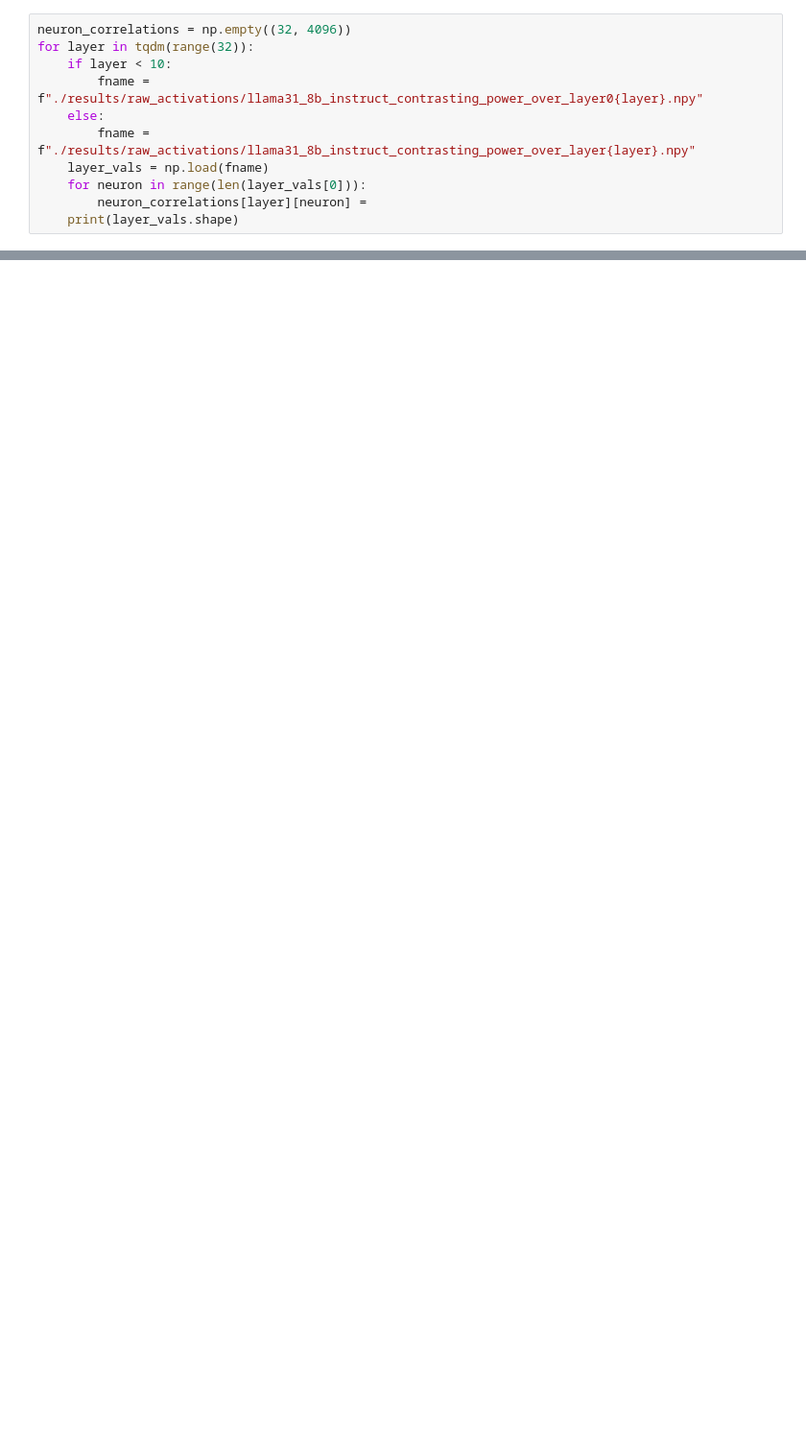
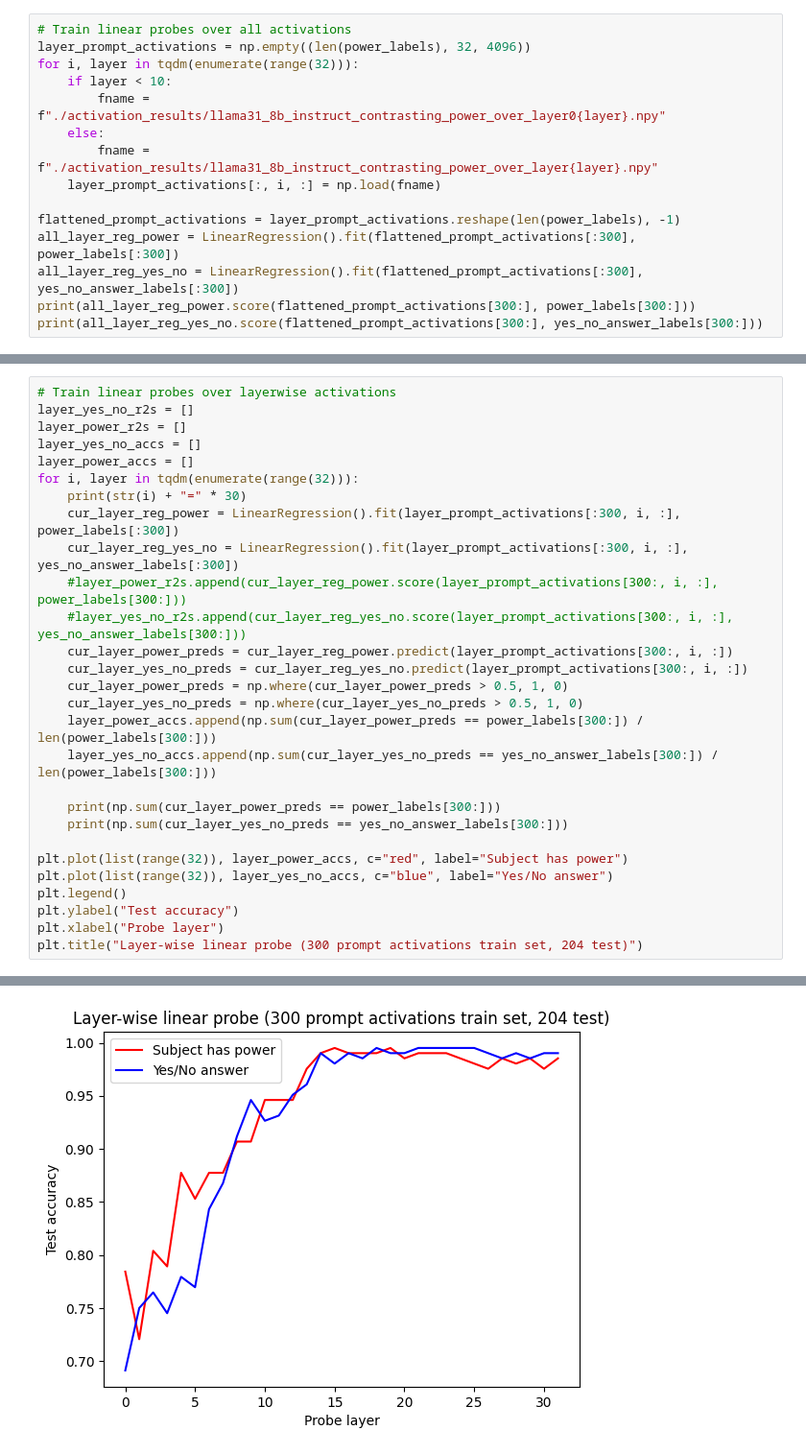
Before and after one commit to KaiNylund/7180-power-team, a Jupyter notebook: vis_activations.ipynb, the cells around one changed output, grey strips where cells are left out. Shown at 96% size. Saved outputs shown, nothing was run; the diff lists cells and outputs as text; blank space fills up the shorter version.

```diff
--- a/vis_activations.ipynb
+++ b/vis_activations.ipynb
@@ -70,12 +136,16 @@ plt.show()
 # %%
-neuron_correlations = np.empty((32, 4096))
-for layer in tqdm(range(32)):
+# Train linear probes over all activations
+layer_prompt_activations = np.empty((len(power_labels), 32, 4096))
+for i, layer in tqdm(enumerate(range(32))):
     if layer < 10:
-        fname = f"./results/raw_activations/llama31_8b_instruct_contrasting_power_over_layer0{layer}.npy"
+        fname = f"./activation_results/llama31_8b_instruct_contrasting_power_over_layer0{layer}.npy"
     else:
-        fname = f"./results/raw_activations/llama31_8b_instruct_contrasting_power_over_layer{layer}.npy"
-    layer_vals = np.load(fname)
-    for neuron in range(len(layer_vals[0])):
-        neuron_correlations[layer][neuron] =
-    print(layer_vals.shape)
+        fname = f"./activation_results/llama31_8b_instruct_contrasting_power_over_layer{layer}.npy"
+    layer_prompt_activations[:, i, :] = np.load(fname)
+
+flattened_prompt_activations = layer_prompt_activations.reshape(len(power_labels), -1)
+all_layer_reg_power = LinearRegression().fit(flattened_prompt_activations[:300], power_labels[:300])
+all_layer_reg_yes_no = LinearRegression().fit(flattened_prompt_activations[:300], yes_no_answer_labels[:300])
+print(all_layer_reg_power.score(flattened_prompt_activations[300:], power_labels[300:]))
+print(all_layer_reg_yes_no.score(flattened_prompt_activations[300:], yes_no_answer_labels[300:]))
 # %% [output]
@@ -98,0 +154,29 @@ for layer in tqdm(range(32)):
+# %%
+# Train linear probes over layerwise activations
+layer_yes_no_r2s = []
+layer_power_r2s = []
+layer_yes_no_accs = []
+layer_power_accs = []
+for i, layer in tqdm(enumerate(range(32))):
+    print(str(i) + "=" * 30)
+    cur_layer_reg_power = LinearRegression().fit(layer_prompt_activations[:300, i, :], power_labels[:300])
+    cur_layer_reg_yes_no = LinearRegression().fit(layer_prompt_activations[:300, i, :], yes_no_answer_labels[:300])
+    #layer_power_r2s.append(cur_layer_reg_power.score(layer_prompt_activations[300:, i, :], power_labels[300:]))
+    #layer_yes_no_r2s.append(cur_layer_reg_yes_no.score(layer_prompt_activations[300:, i, :], yes_no_answer_labels[300:]))
+    cur_layer_power_preds = cur_layer_reg_power.predict(layer_prompt_activations[300:, i, :])
+    cur_layer_yes_no_preds = cur_layer_reg_yes_no.predict(layer_prompt_activations[300:, i, :])
+    cur_layer_power_preds = np.where(cur_layer_power_preds > 0.5, 1, 0)
+    cur_layer_yes_no_preds = np.where(cur_layer_yes_no_preds > 0.5, 1, 0)
+    layer_power_accs.append(np.sum(cur_layer_power_preds == power_labels[300:]) / len(power_labels[300:]))
+    layer_yes_no_accs.append(np.sum(cur_layer_yes_no_preds == yes_no_answer_labels[300:]) / len(power_labels[300:]))
+
+    print(np.sum(cur_layer_power_preds == power_labels[300:]))
+    print(np.sum(cur_layer_yes_no_preds == yes_no_answer_labels[300:]))
+
+plt.plot(list(range(32)), layer_power_accs, c="red", label="Subject has power")
+plt.plot(list(range(32)), layer_yes_no_accs, c="blue", label="Yes/No answer")
+plt.legend()
+plt.ylabel("Test accuracy")
+plt.xlabel("Probe layer")
+plt.title("Layer-wise linear probe (300 prompt activations train set, 204 test)")
+# %% [output]
@@ -98,0 +280 @@ for layer in tqdm(range(32)):
+[figure, added]
```
Also changed, not shown: parts of 11 cells of this notebook, 2 other files.
